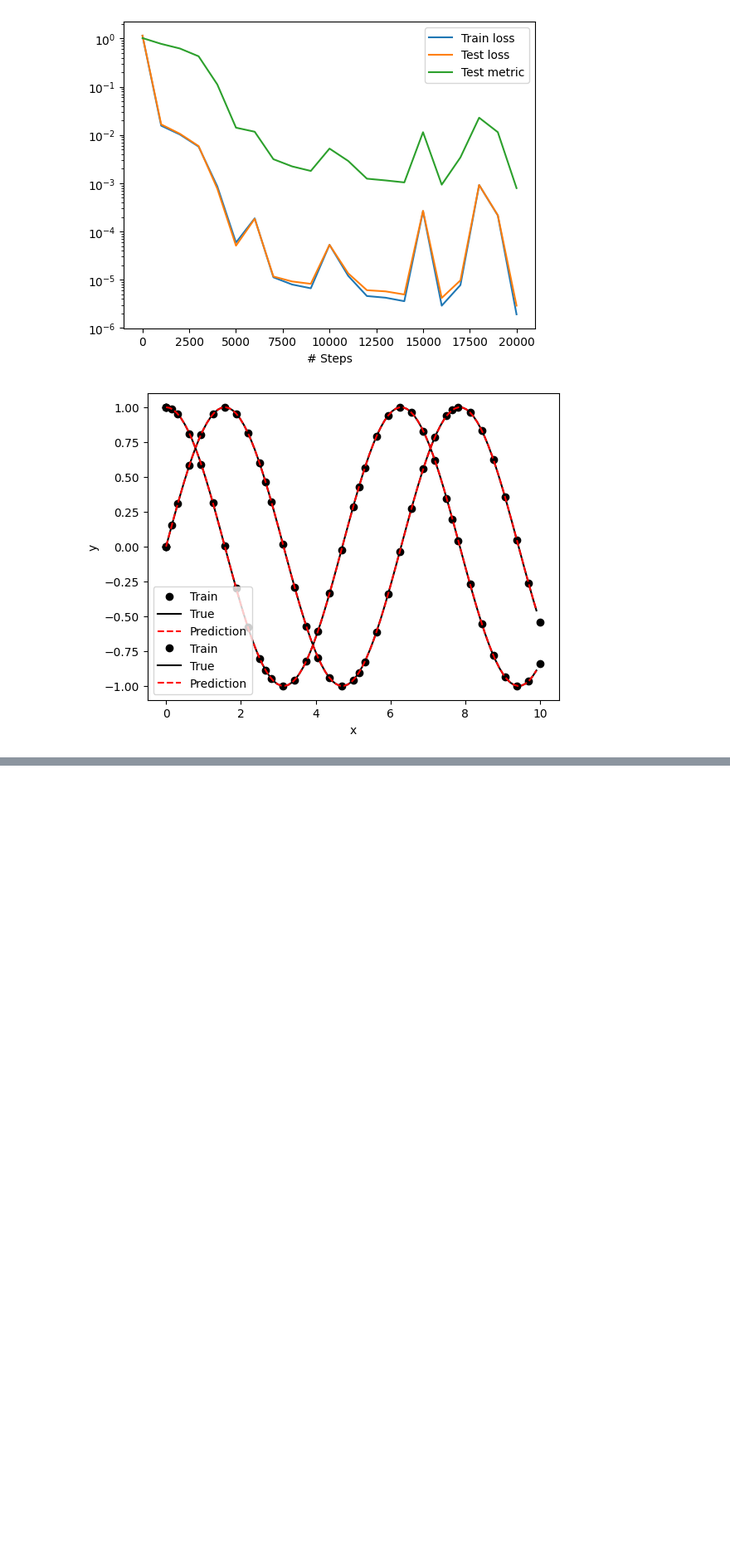
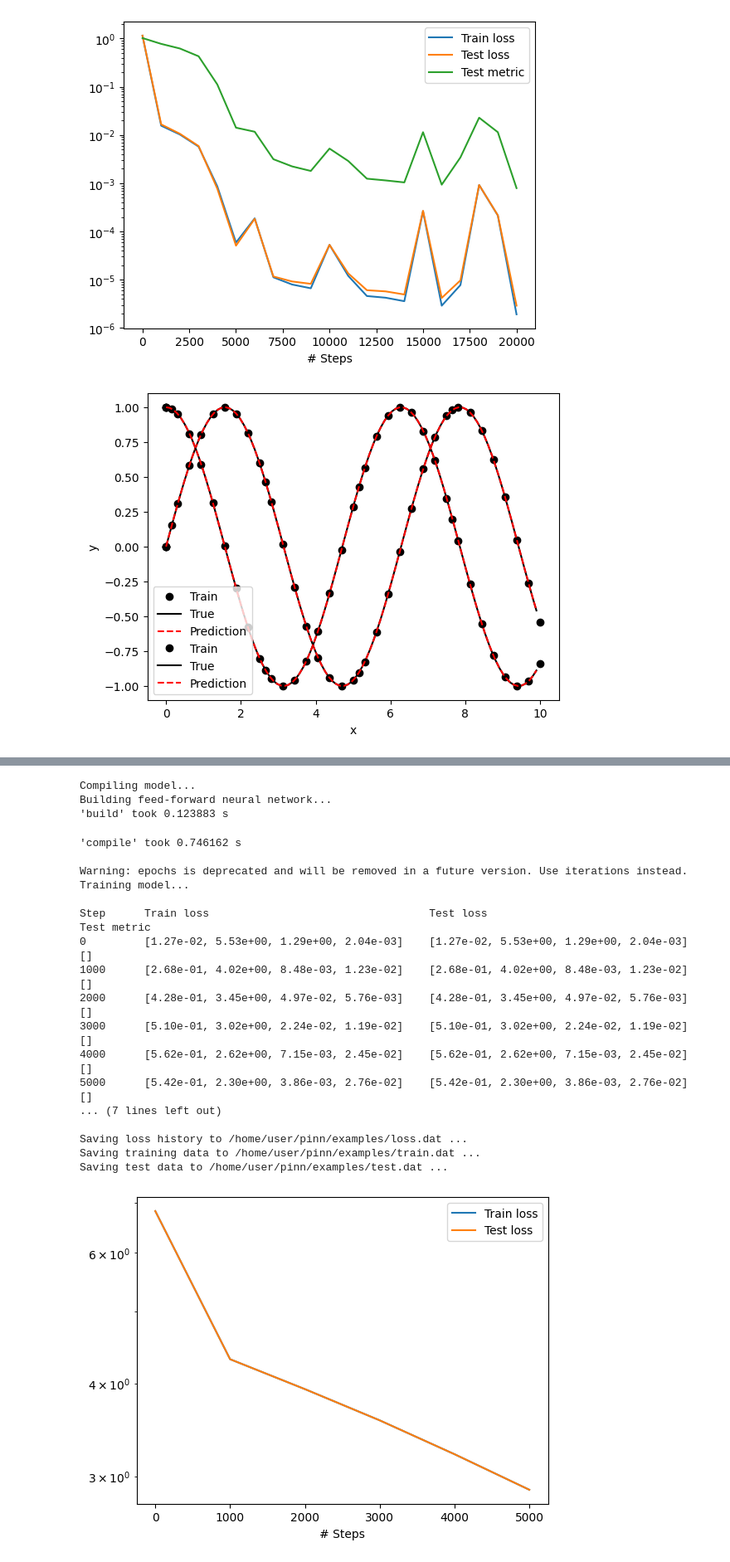
Before and after one commit to mramalingam2203/pinn, a Jupyter notebook: examples/deepxd.ipynb, the cells around one changed output, grey strips where cells are left out. Shown at 83% size. Cells and saved outputs as stored; diff of their text form; code cells hidden in the pictures; blank space fills up the shorter version.

```diff
--- a/examples/deepxd.ipynb
+++ b/examples/deepxd.ipynb
@@ -609,0 +303,74 @@ IndexError: index 0 is out of bounds for axis 0 with size 0
+# %%
+import deepxde as dde
+import tensorflow as tf
+import numpy as np
+
+# Define the system of ODEs
+def ode_system(x, y):
+    y1, y2 = y[:, 0:1], y[:, 1:2]
+    dy1_dt = dde.grad.jacobian(y, x, i=0, j=0)
+    dy2_dt = dde.grad.jacobian(y, x, i=1, j=0)
+
+    # Parameters
+    a = 1.0  # Example value for 'a'
+    b = 1.0  # Example value for 'b'
+
+    eq1 = dy1_dt - y2
+    eq2 = dy2_dt + a * tf.math.divide_no_nan(y1, x) * tf.math.pow(y2, 1/3) - b * tf.sqrt(x)
+    return [eq1, eq2]
+
+# Define the time domain
+geom = dde.geometry.TimeDomain(1, 10)  # Example time domain from t=1 to t=10
+
+# Corrected Initial Conditions
+def ic_y1(x):
+    return np.full_like(x, 1.0)  # Returns array with the same shape as `x` filled with the value 1.0
+
+def ic_y2(x):
+    return np.full_like(x, 0.0)  # Returns array with the same shape as `x` filled with the value 0.0
+
+# Apply initial conditions
+ic1 = dde.IC(geom, ic_y1, lambda _, on_initial: on_initial, component=0)
+ic2 = dde.IC(geom, ic_y2, lambda _, on_initial: on_initial, component=1)
+
+# Define the data object for DeepXDE
+data = dde.data.TimePDE(
+    geom, ode_system, [ic1, ic2], num_domain=400, num_boundary=50
+)
+
+# Define the neural network
+net = dde.maps.FNN([1] + [40] * 4 + [2], "tanh", "Glorot normal")
+
+# Create the model
+model = dde.Model(data, net)
+
+# Compile the model with a lower learning rate
+model.compile("adam", lr=0.00001)
+
+# Train the model with monitoring to detect potential issues
+losshistory, train_state = model.train(epochs=5000)
+
+# Plot and save the results
+dde.saveplot(losshistory, train_state, issave=True, isplot=True)
+# %% [output]
+Compiling model...
+Building feed-forward neural network...
+'build' took 0.123883 s
+'compile' took 0.746162 s
+
+Warning: epochs is deprecated and will be removed in a future version. Use iterations instead.
+Training model...
+
+Step      Train loss                                  Test loss                                   Test metric
+0         [1.27e-02, 5.53e+00, 1.29e+00, 2.04e-03]    [1.27e-02, 5.53e+00, 1.29e+00, 2.04e-03]    []
+1000      [2.68e-01, 4.02e+00, 8.48e-03, 1.23e-02]    [2.68e-01, 4.02e+00, 8.48e-03, 1.23e-02]    []
+2000      [4.28e-01, 3.45e+00, 4.97e-02, 5.76e-03]    [4.28e-01, 3.45e+00, 4.97e-02, 5.76e-03]    []
+3000      [5.10e-01, 3.02e+00, 2.24e-02, 1.19e-02]    [5.10e-01, 3.02e+00, 2.24e-02, 1.19e-02]    []
+4000      [5.62e-01, 2.62e+00, 7.15e-03, 2.45e-02]    [5.62e-01, 2.62e+00, 7.15e-03, 2.45e-02]    []
+5000      [5.42e-01, 2.30e+00, 3.86e-03, 2.76e-02]    [5.42e-01, 2.30e+00, 3.86e-03, 2.76e-02]    []
+... (7 lines left out)
+
+Saving loss history to /home/user/pinn/examples/loss.dat ...
+Saving training data to /home/user/pinn/examples/train.dat ...
+Saving test data to /home/user/pinn/examples/test.dat ...
+[figure, added]
```
Also changed, not shown: parts of 10 cells of this notebook.
